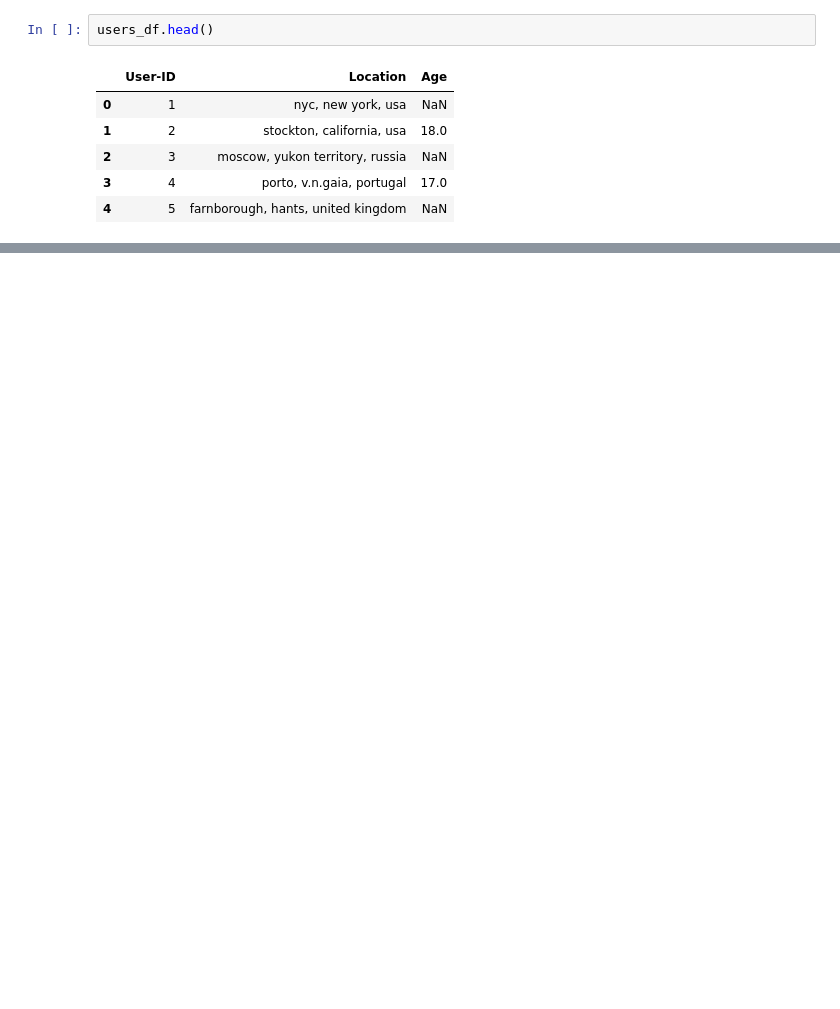
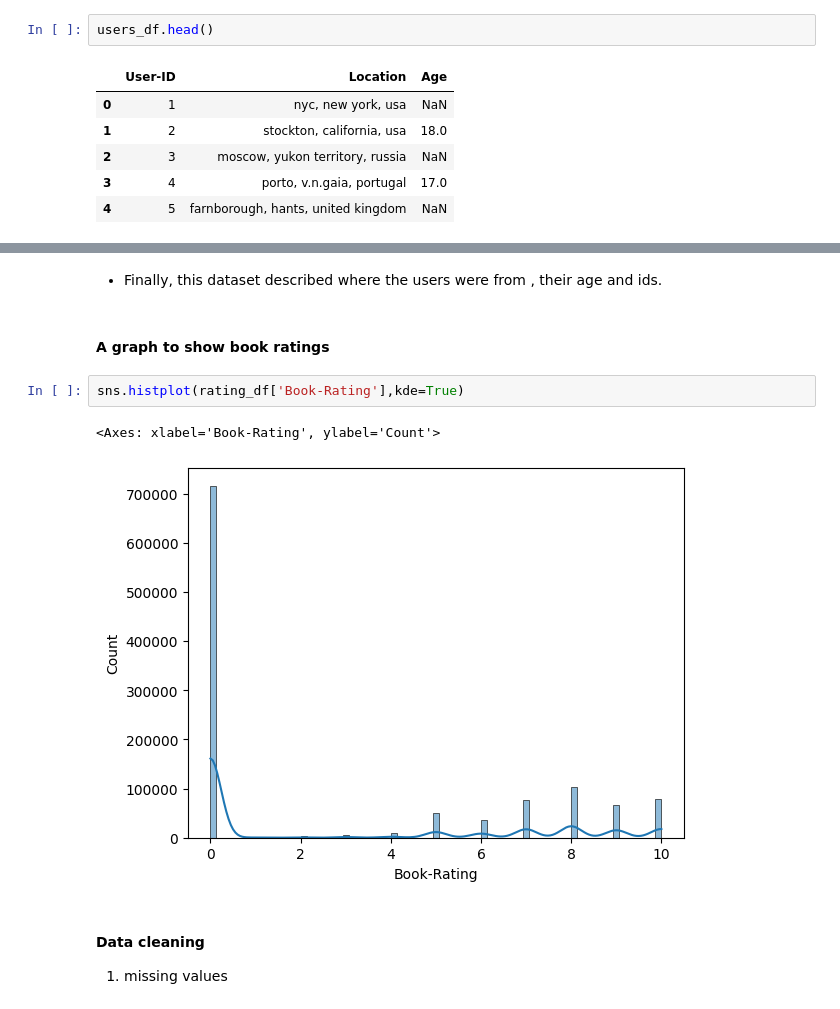
Before and after one commit to Danlof/Recommendation_book_app, a Jupyter notebook: recommendation.ipynb, the cells around one changed output, grey strips where cells are left out. Drawn from its saved outputs; the diff is of its cells as text; blank space fills up the shorter version.

Commit message:
cleaning

```diff
--- a/recommendation.ipynb
+++ b/recommendation.ipynb
@@ -82,0 +136,13 @@ users_df.head()
+# %% [markdown]
+- Finally, this dataset described where the users were from , their age and ids.
+# %% [markdown]
+#### A graph to show book ratings
+# %%
+sns.histplot(rating_df['Book-Rating'],kde=True)
+# %% [output]
+<Axes: xlabel='Book-Rating', ylabel='Count'>
+[figure, added]
+# %% [markdown]
+#### Data cleaning
+
+1. missing values
```
Also changed, not shown: parts of 35 cells of this notebook.
